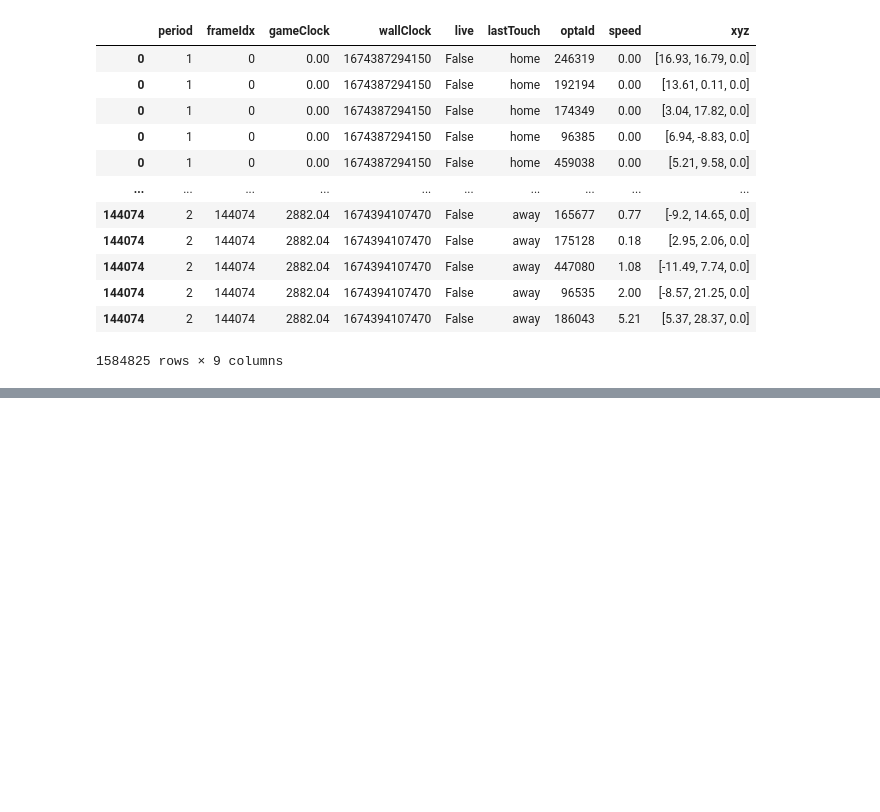
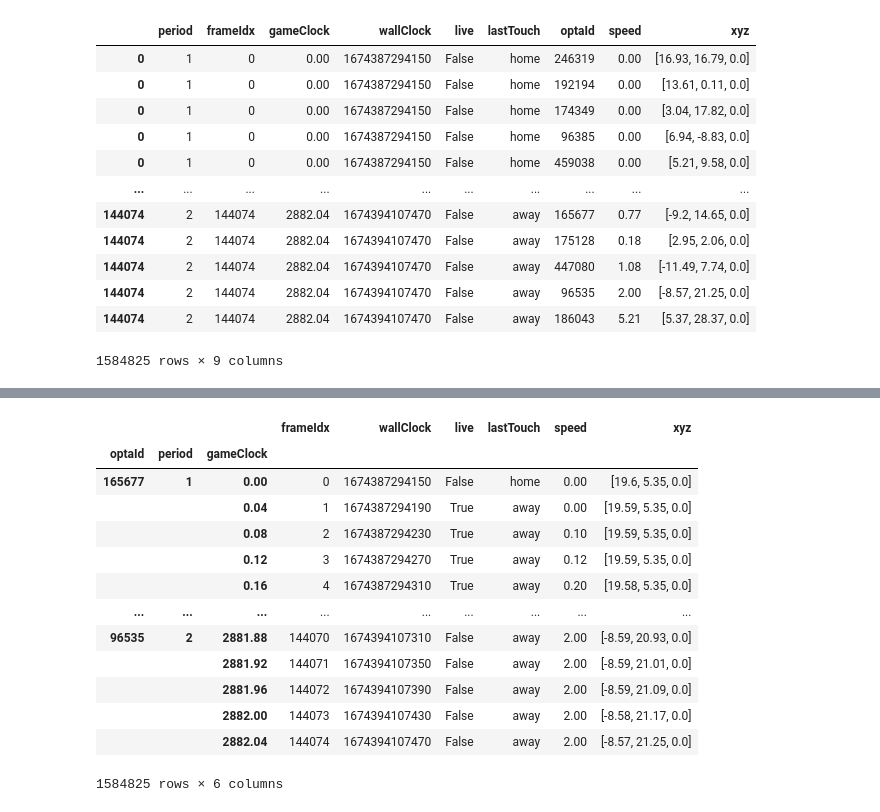
Before and after one commit to fstorme/ManHackathonIrmes, a Jupyter notebook: examples/SecondSpectrum Exploring.ipynb, the cells around one changed output, grey strips where cells are left out. Drawn from its saved outputs; the diff is of its cells as text; code cells hidden in the pictures; blank space fills up the shorter version.

```diff
--- a/examples/SecondSpectrum Exploring.ipynb
+++ b/examples/SecondSpectrum Exploring.ipynb
@@ -41,0 +75,17 @@ HomeTracking.df_tracking
+# %%
+df_home
+# %% [output]
+|  |  |  | frameIdx | wallClock | live | lastTouch | speed | xyz |
+| optaId | period | gameClock |  |  |  |  |  |  |
+| 165677 | 1 | 0.00 | 0 | 1674387294150 | False | home | 0.00 | [19.6, 5.35, 0.0] |
+|  |  | 0.04 | 1 | 1674387294190 | True | away | 0.00 | [19.59, 5.35, 0.0] |
+|  |  | 0.08 | 2 | 1674387294230 | True | away | 0.10 | [19.59, 5.35, 0.0] |
+|  |  | 0.12 | 3 | 1674387294270 | True | away | 0.12 | [19.59, 5.35, 0.0] |
+|  |  | 0.16 | 4 | 1674387294310 | True | away | 0.20 | [19.58, 5.35, 0.0] |
+| ... | ... | ... | ... | ... | ... | ... | ... | ... |
+| 96535 | 2 | 2881.88 | 144070 | 1674394107310 | False | away | 2.00 | [-8.59, 20.93, 0.0] |
+|  |  | 2881.92 | 144071 | 1674394107350 | False | away | 2.00 | [-8.59, 21.01, 0.0] |
+|  |  | 2881.96 | 144072 | 1674394107390 | False | away | 2.00 | [-8.59, 21.09, 0.0] |
+|  |  | 2882.00 | 144073 | 1674394107430 | False | away | 2.00 | [-8.58, 21.17, 0.0] |
+|  |  | 2882.04 | 144074 | 1674394107470 | False | away | 2.00 | [-8.57, 21.25, 0.0] |
+1584825 rows × 6 columns
```
Also changed, not shown: parts of 13 cells of this notebook.
